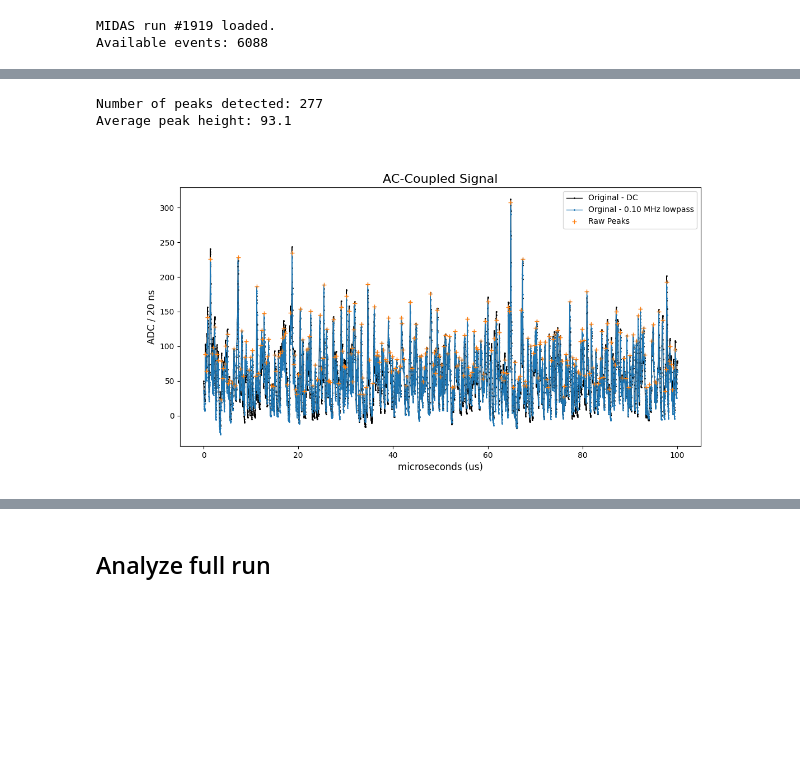
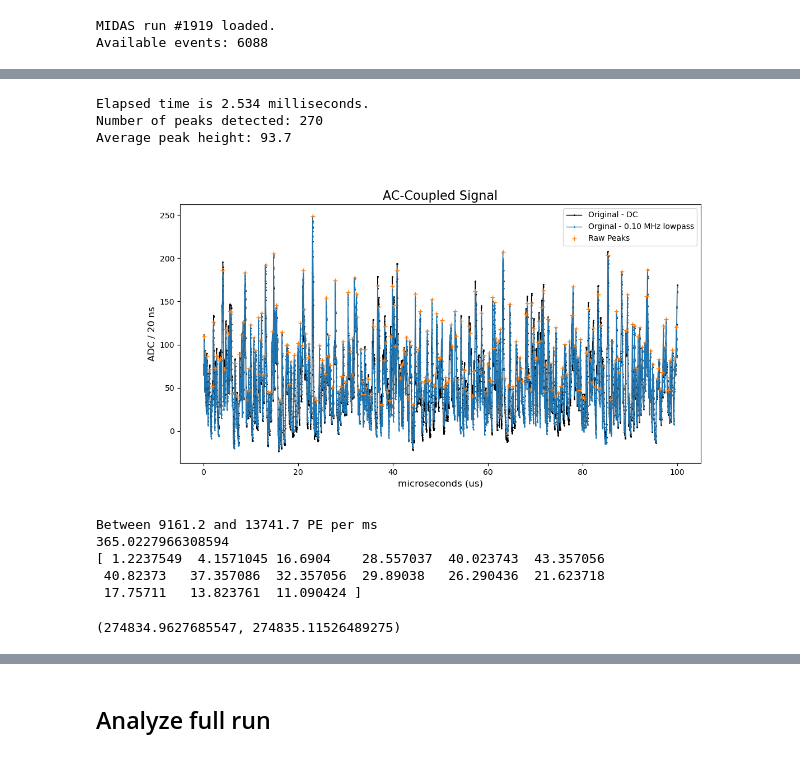
Before and after one commit to peckalec/dm-lab, a Jupyter notebook: REFLECT/SiPM_Analysis.ipynb, the cells around one changed output, grey strips where cells are left out. Drawn from its saved outputs; the diff is of its cells as text; code cells hidden in the pictures; blank space fills up the shorter version.

Commit message:
SPE calibration method 90% complete; need to calibrate for integral window charge to noisy pulse charge

```diff
--- a/REFLECT/SiPM_Analysis.ipynb
+++ b/REFLECT/SiPM_Analysis.ipynb
@@ -57,7 +57,7 @@ def downsmoother(dataarray,downsampling,smoothing):
 # %%
 #### Load file
 
-inputfile=uproot.open("hiletgo/darksignals/output1919.root")
+inputfile=uproot.open("../../REFLECT/darkcounts/sipm521/output1919.root")
 print(f"MIDAS run #{inputfile.keys()[-1][5:9]} loaded. \n\
 Available events: {inputfile.keys()[-1][10:14]}")
 
@@ -79,7 +79,7 @@ NyquistProtection = True
 verbose = True
 
 # Select individual sample to tune analysis parameters
-samplenum = 12
+samplenum = 1465
 
 #### Generate preview
 ahist = inputfile[inputfile.keys()[samplenum]].values()
@@ -220,0 +221,34 @@ Elapsed time is 7.028 milliseconds.
+# %%
+####  Select Lowpass removal
+lowpasscut = 1/8
+DCoffset = -55 # manual DC offset
+
+#### Remove lowpass from original signal and compare
+tic()
+print("Calculating Inverse FFT...")
+
+#lowpass
+lowpasssamplepoints = round(lowpasscut*T)
+print(lowpasssamplepoints)
+if (N*lowpasssamplepoints)>1e8:
+    print(f"!!! WARNING !!! Too many lowpass sample points ({N*lowpasssamplepoints:.2e}), risk of crash")
+else:
+    invexparray = np.exp(2j*np.pi/N* np.outer( np.arange(N),np.arange(lowpasssamplepoints) ))
+    arrayfreqs = np.array([FFTs[1,:lowpasssamplepoints] * np.exp(1j*FFTs[2,:lowpasssamplepoints])] * N)
+
+    invFTlp = np.sum(arrayfreqs * invexparray,1)
+    ReinvFTlp = np.real(invFTlp) + np.mean(signal) - np.mean(np.real(invFTlp))
+tocms()
+
+plt.close()
+plt.plot(time,signal,marker=".",linewidth=1,markersize=2,label = "Original Signal",color="black")
+plt.plot([time[0],time[-1]],[np.mean(signal)+DCoffset,np.mean(signal)+DCoffset],"--",label="DC baseline",color='lightsteelblue')
+plt.plot(time,ReinvFTlp+DCoffset,"-",label=f"{lowpasscut:.2f} MHz Lowpass baseline",color='blue')
+#plt.plot(time,signal-ReinvFTlp+np.mean(signal),"--",label="FFT recon. window subtract")
+
+plt.legend()
+plt.title("Original and Low-Passed Signal", size=16)
+plt.xlabel("microseconds (us)", size=12)
+plt.ylabel(f"ADC / {(time[1]-time[0])*1000:.0f} ns", size=12)
+#plt.xlim(0.6,1.1)
+plt.show()
@@ -221,27 +302,54 @@ Elapsed time is 7.028 milliseconds.
 # %%
 #### Select raw peak-finder parameters
 rawpwidth = 3
 rawpprom = 10
-
+tic()
 signal_down = signal-np.mean(signal,dtype="float64")-DCoffset
 signal_lp = signal-ReinvFTlp-DCoffset
 
 peaks,props = find_peaks(signal_lp,height=0,width=rawpwidth,prominence=rawpprom)
-
+tocms()
 plt.close()
 plt.plot(time,signal_down,marker=".",linewidth=1,markersize=2,label = "Original - DC",color="black")
 plt.plot(time,signal_lp,marker=".",linewidth=1,markersize=2,label=f"Orginal - {lowpasscut:.2f} MHz lowpass")
 
 plt.plot(time[peaks],signal_lp[peaks],marker="+",linewidth=0,label="Raw Peaks")
 print(f"Number of peaks detected: {len(peaks)}\n\
 Average peak height: {np.mean(signal_lp[peaks]):.1f}")
 plt.legend()
 plt.title("AC-Coupled Signal", size=16)
 plt.xlabel("microseconds (us)", size=12)
 plt.ylabel(f"ADC / {(time[1]-time[0])*1000:.0f} ns", size=12)
 #plt.xlim(0,48)
 plt.show()
 # %% [output]
-Number of peaks detected: 277
-Average peak height: 93.1
+Elapsed time is 2.534 milliseconds.
+Number of peaks detected: 270
+Average peak height: 93.7
-[figure, old version]
+[figure, new version]
+# %%
+print(f"Between {sum(signal_down)/300*10:.1f} and {sum(signal_down)/200*10:.1f} PE per ms")
+print(sum(signal_down[np.argmin(abs(time-65.18)):np.argmin(abs(time-65.48))]))
+
+print((signal_down[np.argmin(abs(time-65.18)):np.argmin(abs(time-65.48))]))
+# the integral should be pretty small when there is no peak present
+# every time we get a peak
+
+# when I isolat a true pe peak, how much of the integral do we actually capture?
+
+
+# rescale integral so that total integral is equal to rate measured just from peak integrals
+# i integrated just (the middle chunk) of the peaks -- this is the non-noise dark integral
+# non-noise dark integral divided by non-noise window charge
+    #should give same rate as
+# noisy dark intergral divided by the noisy window charge
+# %% [output]
+Between 9161.2 and 13741.7 PE per ms
+365.0227966308594
+[ 1.2237549  4.1571045 16.6904    28.557037  40.023743  43.357056
+ 40.82373   37.357086  32.357056  29.89038   26.290436  21.623718
+ 17.75711   13.823761  11.090424 ]
+# %%
+sum(signal_down),sum(signal_lp)
+# %% [output]
+(274834.9627685547, 274835.11526489275)
```
Also changed, not shown: parts of 16 cells of this notebook.
